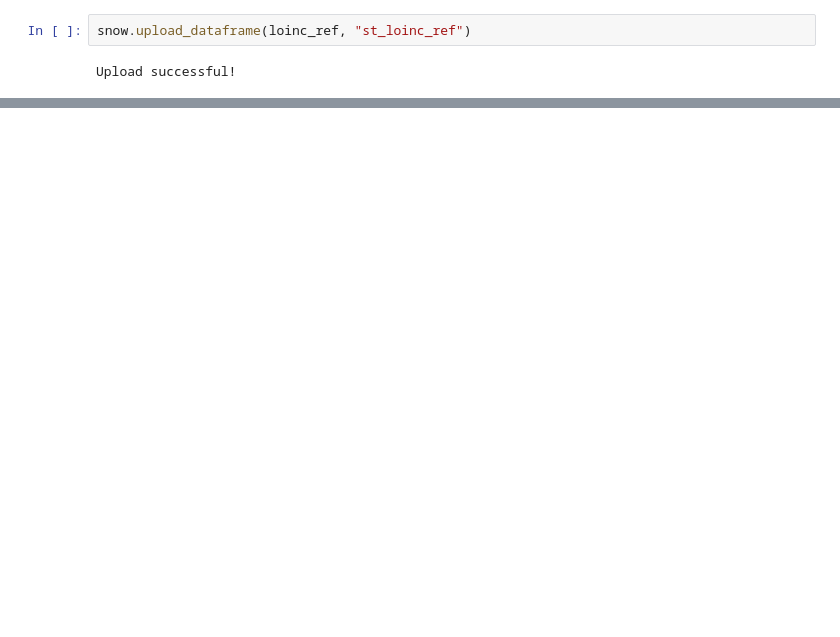
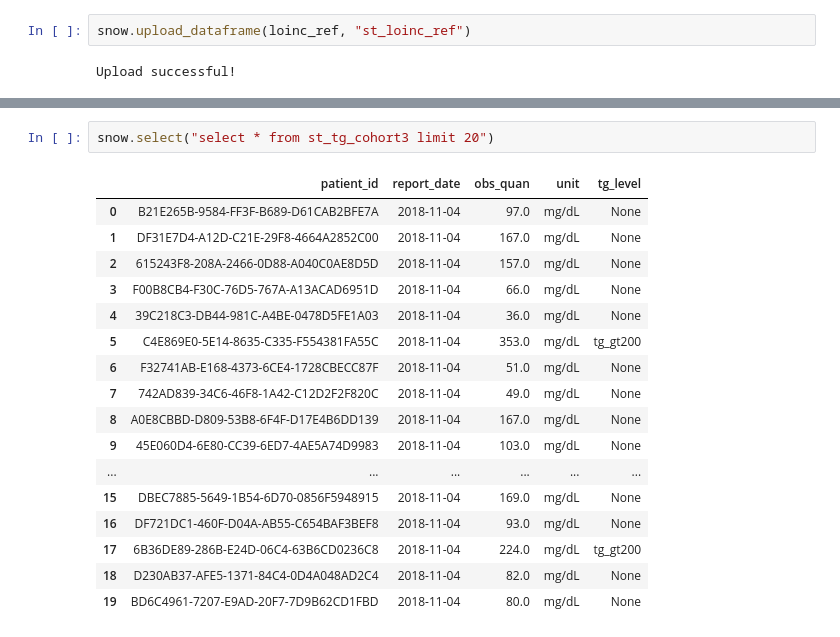
Before and after one commit to swaralit/Custom_TG, a Jupyter notebook: TG levels.ipynb, the cells around one changed output, grey strips where cells are left out. Saved outputs shown, nothing was run; the diff lists cells and outputs as text; blank space fills up the shorter version.

```diff
--- a/TG levels.ipynb
+++ b/TG levels.ipynb
@@ -249,0 +504,20 @@ Query started at 06:38:45 PM India Standard Time; Query executed in 0.12 m
+# %%
+snow.select("select * from st_tg_cohort3 limit 20")
+# %% [output]
+|  | patient_id | report_date | obs_quan | unit | tg_level |
+| 0 | B21E265B-9584-FF3F-B689-D61CAB2BFE7A | 2018-11-04 | 97.0 | mg/dL | None |
+| 1 | DF31E7D4-A12D-C21E-29F8-4664A2852C00 | 2018-11-04 | 167.0 | mg/dL | None |
+| 2 | 615243F8-208A-2466-0D88-A040C0AE8D5D | 2018-11-04 | 157.0 | mg/dL | None |
+| 3 | F00B8CB4-F30C-76D5-767A-A13ACAD6951D | 2018-11-04 | 66.0 | mg/dL | None |
+| 4 | 39C218C3-DB44-981C-A4BE-0478D5FE1A03 | 2018-11-04 | 36.0 | mg/dL | None |
+| 5 | C4E869E0-5E14-8635-C335-F554381FA55C | 2018-11-04 | 353.0 | mg/dL | tg_gt200 |
+| 6 | F32741AB-E168-4373-6CE4-1728CBECC87F | 2018-11-04 | 51.0 | mg/dL | None |
+| 7 | 742AD839-34C6-46F8-1A42-C12D2F2F820C | 2018-11-04 | 49.0 | mg/dL | None |
+| 8 | A0E8CBBD-D809-53B8-6F4F-D17E4B6DD139 | 2018-11-04 | 167.0 | mg/dL | None |
+| 9 | 45E060D4-6E80-CC39-6ED7-4AE5A74D9983 | 2018-11-04 | 103.0 | mg/dL | None |
+| ... | ... | ... | ... | ... | ... |
+| 15 | DBEC7885-5649-1B54-6D70-0856F5948915 | 2018-11-04 | 169.0 | mg/dL | None |
+| 16 | DF721DC1-460F-D04A-AB55-C654BAF3BEF8 | 2018-11-04 | 93.0 | mg/dL | None |
+| 17 | 6B36DE89-286B-E24D-06C4-63B6CD0236C8 | 2018-11-04 | 224.0 | mg/dL | tg_gt200 |
+| 18 | D230AB37-AFE5-1371-84C4-0D4A048AD2C4 | 2018-11-04 | 82.0 | mg/dL | None |
+| 19 | BD6C4961-7207-E9AD-20F7-7D9B62CD1FBD | 2018-11-04 | 80.0 | mg/dL | None |
```
Also changed, not shown: parts of 56 cells of this notebook, 2 other files.
